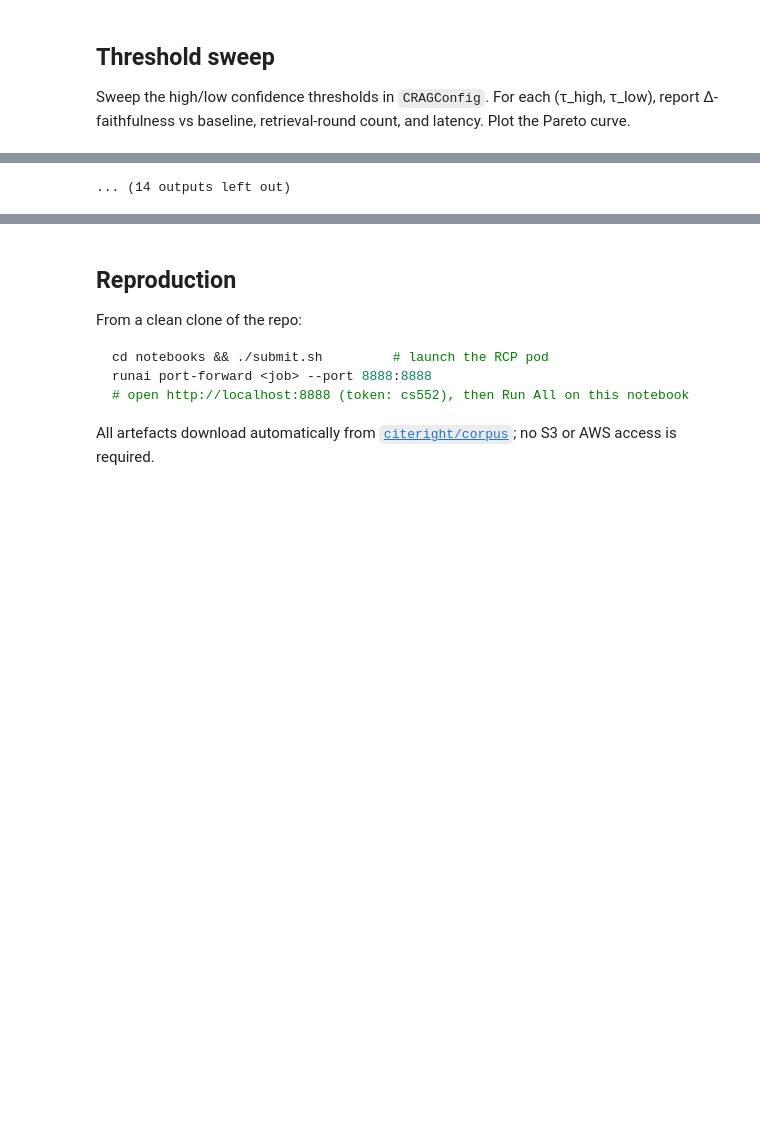
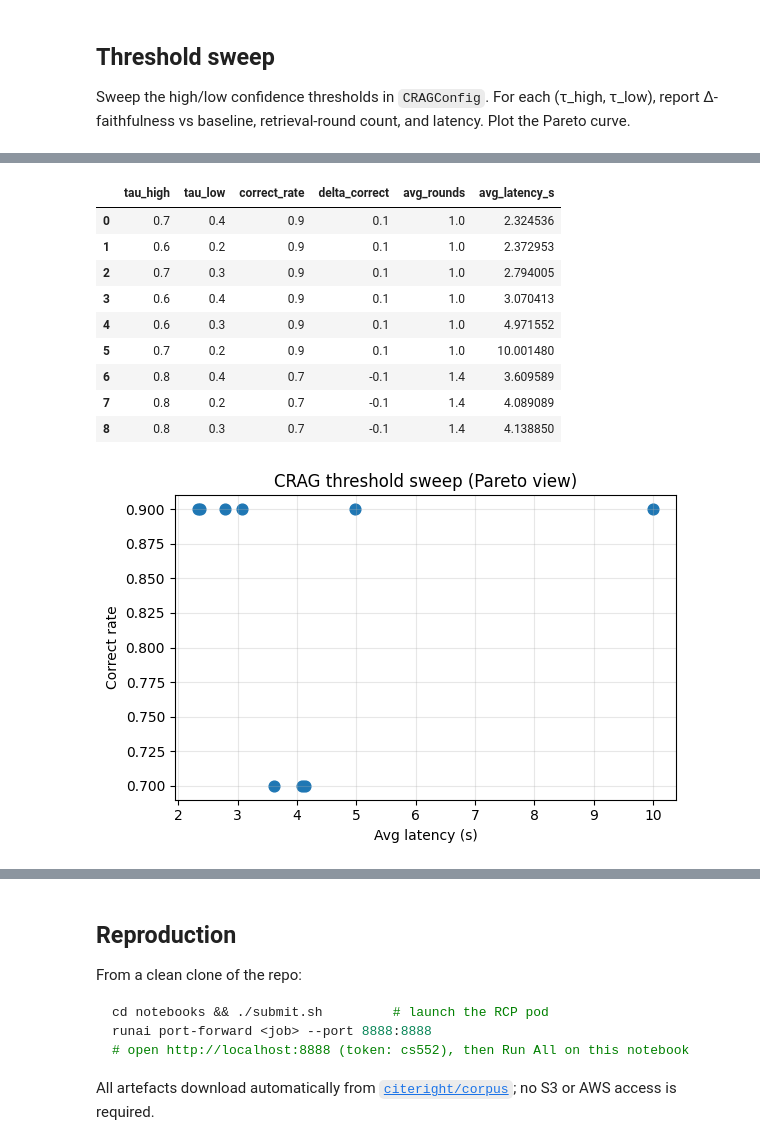
Before and after one commit to eliemada/cs552-faithful-rag, a Jupyter notebook: notebooks/faruk_zahiragic_415360.ipynb, the cells around one changed output, grey strips where cells are left out. Drawn from its saved outputs; the diff is of its cells as text; code cells hidden in the pictures; blank space fills up the shorter version.

Commit message:
Cleanup cell outputs.

```diff
--- a/notebooks/faruk_zahiragic_415360.ipynb
+++ b/notebooks/faruk_zahiragic_415360.ipynb
@@ -419,22 +455,17 @@ for tau_high in highs:
         )
 
 sweep_df = pd.DataFrame(rows)
+summary = sweep_df.sort_values(
+    ["correct_rate", "avg_latency_s"], ascending=[False, True]
+).reset_index(drop=True)
+display(summary)
 
 plt.figure(figsize=(6, 4))
 plt.scatter(sweep_df["avg_latency_s"], sweep_df["correct_rate"], s=60)
-for _, row in sweep_df.iterrows():
-    plt.annotate(
-        f"{row['tau_high']:.1f}/{row['tau_low']:.1f}",
-        (row["avg_latency_s"], row["correct_rate"]),
-        textcoords="offset points",
-        xytext=(4, 4),
-        fontsize=8,
-    )
 plt.xlabel("Avg latency (s)")
 plt.ylabel("Correct rate")
 plt.title("CRAG threshold sweep (Pareto view)")
+plt.grid(True, alpha=0.3)
 plt.tight_layout()
 plt.show()
-
-sweep_df.sort_values(["correct_rate", "avg_latency_s"], ascending=[False, True]).head()
 # %% [output]
@@ -453,4 +472,14 @@ INFO 05-20 17:02:57 [utils.py:240] non-default args: {'trust_remote_code': True,
-... (14 outputs left out)
+|  | tau_high | tau_low | correct_rate | delta_correct | avg_rounds | avg_latency_s |
+| 0 | 0.7 | 0.4 | 0.9 | 0.1 | 1.0 | 2.324536 |
+| 1 | 0.6 | 0.2 | 0.9 | 0.1 | 1.0 | 2.372953 |
+| 2 | 0.7 | 0.3 | 0.9 | 0.1 | 1.0 | 2.794005 |
+| 3 | 0.6 | 0.4 | 0.9 | 0.1 | 1.0 | 3.070413 |
+| 4 | 0.6 | 0.3 | 0.9 | 0.1 | 1.0 | 4.971552 |
+| 5 | 0.7 | 0.2 | 0.9 | 0.1 | 1.0 | 10.001480 |
+| 6 | 0.8 | 0.4 | 0.7 | -0.1 | 1.4 | 3.609589 |
+| 7 | 0.8 | 0.2 | 0.7 | -0.1 | 1.4 | 4.089089 |
+| 8 | 0.8 | 0.3 | 0.7 | -0.1 | 1.4 | 4.138850 |
+[figure, added]
 # %% [markdown]
 ## Results & discussion
 
```
Also changed, not shown: parts of 9 cells of this notebook.
